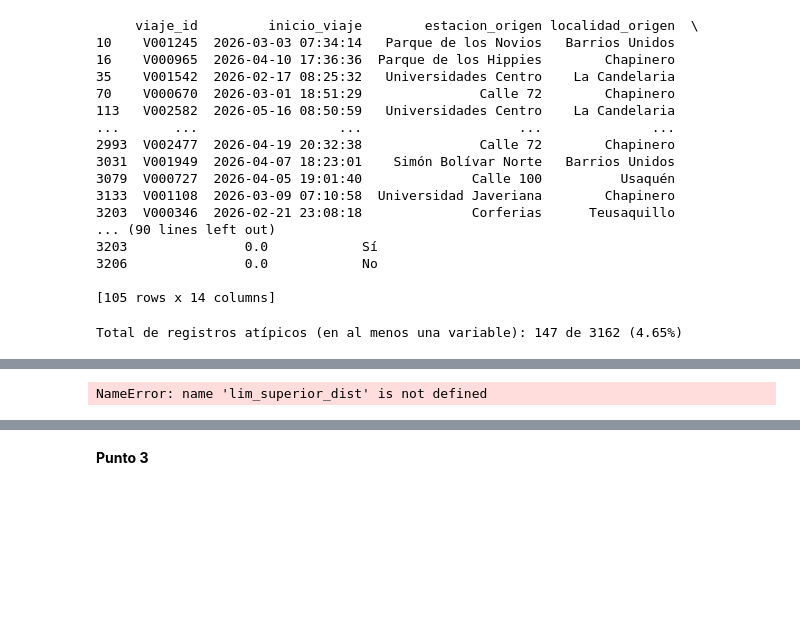
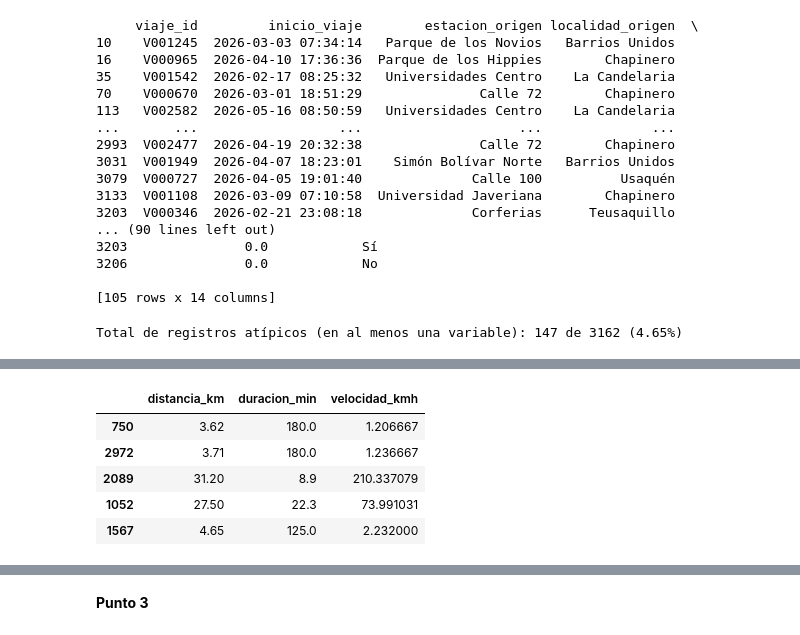
Before and after one commit to Paulis-1508/Laboratorio-6, a Jupyter notebook: Codigo.ipynb, the cells around one changed output, grey strips where cells are left out. Saved outputs shown, nothing was run; the diff lists cells and outputs as text; code cells hidden in the pictures; blank space fills up the shorter version.

```diff
--- a/Codigo.ipynb
+++ b/Codigo.ipynb
@@ -118,12 +133,20 @@ sub['velocidad_kmh'] = sub['distancia_km'] / (sub['duracion_min'] / 60)
 # %%
+sub = sub.copy()
+
+sub['velocidad_kmh'] = sub['distancia_km'] / (sub['duracion_min'] / 60)
 sub['exceso_dist'] = (sub['distancia_km'] - lim_superior_dist).clip(lower=0) / iqr_dist
 sub['exceso_dur']  = (sub['duracion_min'] - lim_superior_dur).clip(lower=0) / iqr_dur
 sub['severidad'] = sub['exceso_dist'] + sub['exceso_dur']
 
 top5 = sub.sort_values('severidad', ascending=False).head(5)
 top5[['distancia_km', 'duracion_min', 'velocidad_kmh']]
 # %% [output]
-NameError: name 'lim_superior_dist' is not defined
+|  | distancia_km | duracion_min | velocidad_kmh |
+| 750 | 3.62 | 180.0 | 1.206667 |
+| 2972 | 3.71 | 180.0 | 1.236667 |
+| 2089 | 31.20 | 8.9 | 210.337079 |
+| 1052 | 27.50 | 22.3 | 73.991031 |
+| 1567 | 4.65 | 125.0 | 2.232000 |
 # %%
 ids_top5 = top5.index
 detalle = df.loc[ids_top5, ['viaje_id', 'inicio_viaje', 'distancia_km', 'duracion_min',
```
Also changed, not shown: parts of 2 cells of this notebook.
